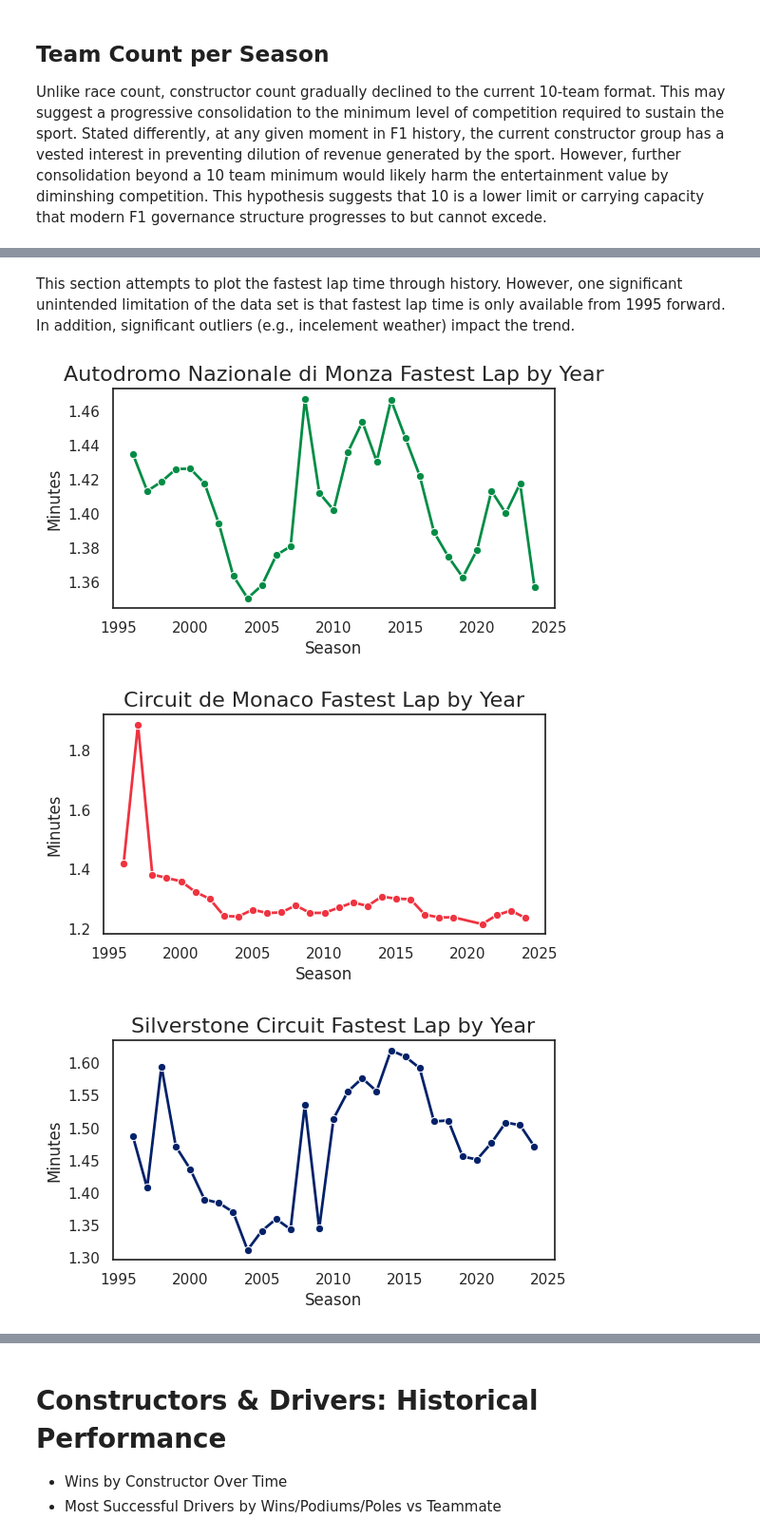
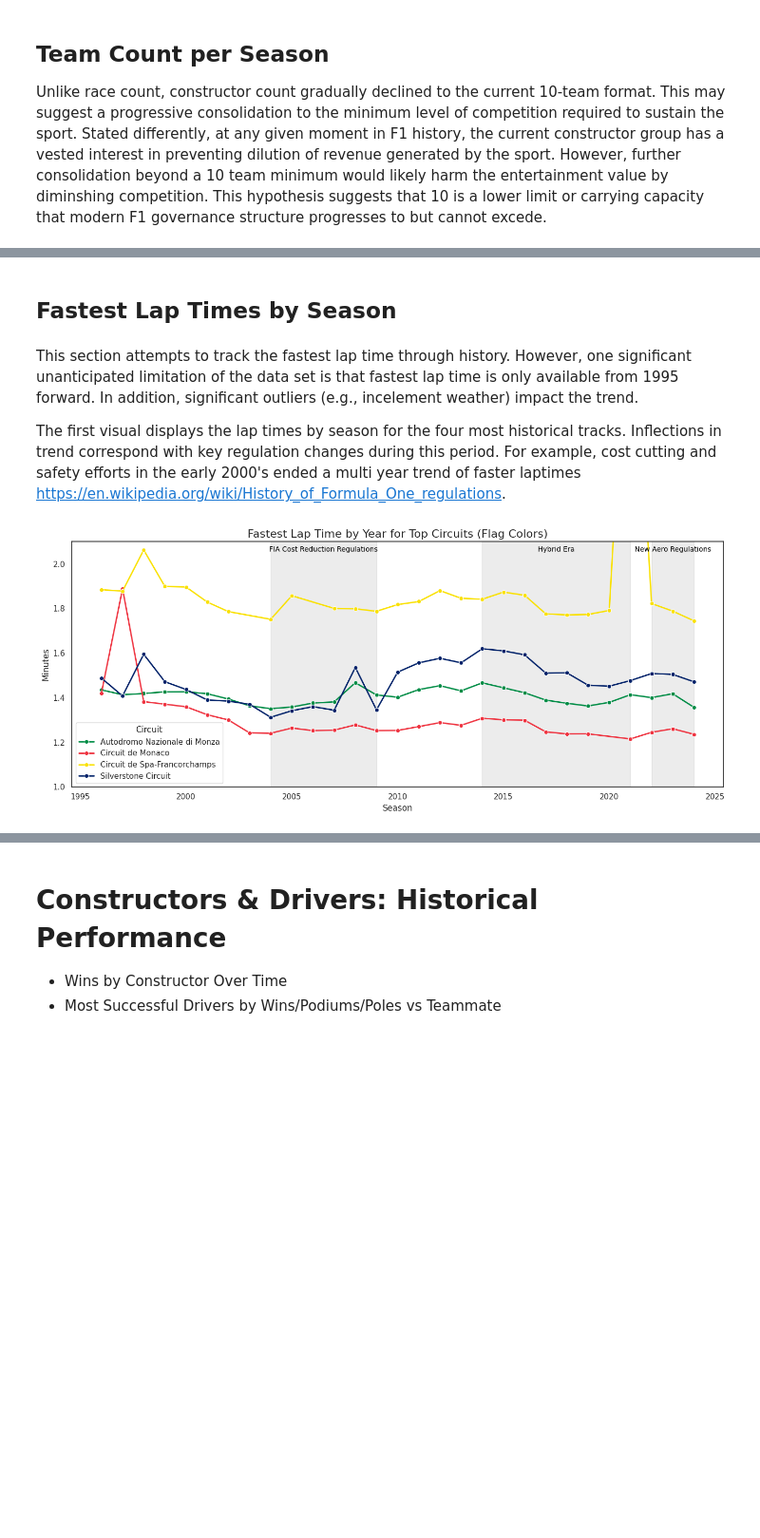
Before and after one commit to davidgoins236/data_viz_final_project, a Jupyter notebook: data_viz_final_project.ipynb, the cells around one changed output, grey strips where cells are left out. Shown at 95% size. Saved outputs shown, nothing was run; the diff lists cells and outputs as text; code cells hidden in the pictures; blank space fills up the shorter version.

```diff
--- a/data_viz_final_project.ipynb
+++ b/data_viz_final_project.ipynb
@@ -128,3 +121,20 @@ f1_color_palette = {
+# %%
+f1_color_palette = {
+    "F1 Red": "#E10600",           # Sharper, modern F1 red (used in current branding)
+    "Black": "#1C1C1C",            # Softer than pure black for better visual flow
+    "White": "#F5F5F5",            # Slightly off-white for less strain on pure white
+    "Charcoal Gray": "#2D2D2D",    # Refined charcoal for clean dark themes
+    "Silver Gray": "#B0B0B0",      # Sleek silver tone, works well for UI/text
+    "Soft Red": "#FF4C4C",         # More vibrant than #FF5C5C, good for highlights
+    "Dark Gray": "#4B4B4B",        # More readable than #2E2E2E, still neutral
+    "Track Asphalt": "#545454",    # Tarmac gray—clear and richer than dull dark
+    "Pirelli Yellow": "#FFC700",   # Brighter and warmer yellow (closer to actual Pirelli tire branding)
+    "DRS Green": "#00B86B",        # Rich, saturated green with better visibility
+}
+#create a variable called max_season to help with filtering to the most recent season
+max_season=races.year.max()
+#identify current_tracks for similar reasons
+current_tracks = combined_results_df.query("year==@max_season")[['name_circuit']].drop_duplicates()['name_circuit'].to_list()
 # %% [markdown]
 # Evolution of the Sport Over Time
  - n of Races per Season
@@ -366,26 +380,57 @@ plt.show()
+# %% [markdown]
+## Fastest Lap Times by Season
 # %% [markdown]
-This section attempts to plot the fastest lap time through history. However, one significant unintended limitation of the data set is that fastest lap time is only available from 1995 forward. In addition, significant outliers (e.g., incelement weather) impact the trend.
+This section attempts to track the fastest lap time through history. However, one significant unanticipated limitation of the data set is that fastest lap time is only available from 1995 forward. In addition, significant outliers (e.g., incelement weather) impact the trend.
+
+The first visual displays the lap times by season for the four most historical tracks. Inflections in trend correspond with key regulation changes during this period. For example, cost cutting and safety efforts in the early 2000's ended a multi year trend of faster laptimes https://en.wikipedia.org/wiki/History_of_Formula_One_regulations.
 # %%
 flag_colors = {
     'Silverstone Circuit': '#012169',      # UK (navy blue)
     'Autodromo Nazionale di Monza': '#008C45',                    # Italy (green)
     'Circuit de Monaco': '#EF3340',        # Monaco (red)
     'Circuit de Spa-Francorchamps': '#FAE100',        # Belgium (yellow)
 }
-for c in top4:
-  plt_df = agg_race_lap_times_df.query('name == @c')\
-    .assign(fastest_lap_minutes = lambda x: x.fastest_lap_ms/60000)
+plt_df = agg_race_lap_times_df.query('name in @top4').assign(
+    fastest_lap_minutes=lambda x: x.fastest_lap_ms / 60000
+)
 
-  #CREAT PLT
-  sns.set_theme(style="white")
-  plt.figure(figsize=(6, 3))
-  line_plot = sns.lineplot(data=plt_df, x='year', y='fastest_lap_minutes', marker='o', linewidth=2,color=flag_colors[c])
+# Set theme
+sns.set_theme(style="white")
 
-  #Clean up axis labels
-  plt.title(f"{c} Fastest Lap by Year", fontsize=16)
-  plt.xlabel("Season", fontsize=12)
-  plt.ylabel("Minutes", fontsize=12)
+# Plot
+plt.figure(figsize=(14, 6))
+sns.lineplot(
+    data=plt_df,
+    x='year',
+    y='fastest_lap_minutes',
+    hue='name',
+    palette=flag_colors,
+    marker='o',
+    linewidth=2
+)
+
+# Format axes
+plt.title("Fastest Lap Time by Year for Top Circuits (Flag Colors)", fontsize=16)
+plt.xlabel("Season", fontsize=12)
+plt.ylabel("Minutes", fontsize=12)
+plt.legend(title="Circuit")
+plt.tight_layout()
+
+#highilight key periods for the viewer https://en.wikipedia.org/wiki/History_of_Formula_One_regulations
+
+highlight_periods = [
+    (2004,2009, 'FIA Cost Reduction Regulations'),
+    (2014, 2021, 'Hybrid Era'),    # e.g., new engine rules
+    (2022, 2024, 'New Aero Regulations')  # e.g., ground effect reintroduction
+]
+
+# Highlight background regions
+for start, end, label in highlight_periods:
+    plt.axvspan(start, end, color='gray', alpha=0.15)
+    plt.text((start + end) / 2, 2.05, label, color='black', ha='center', va='bottom', fontsize=10)
+
+
+plt.ylim(1.0, 2.1)  # limiting the y axis to eliminate the outlier effect of spa in 2020 (rain year)
+plt.show()
 # %% [output]
-[figure, old version]
+[figure, new version]
-[figure, removed]
-[figure, removed]
```
Also changed, not shown: parts of 16 cells of this notebook.
